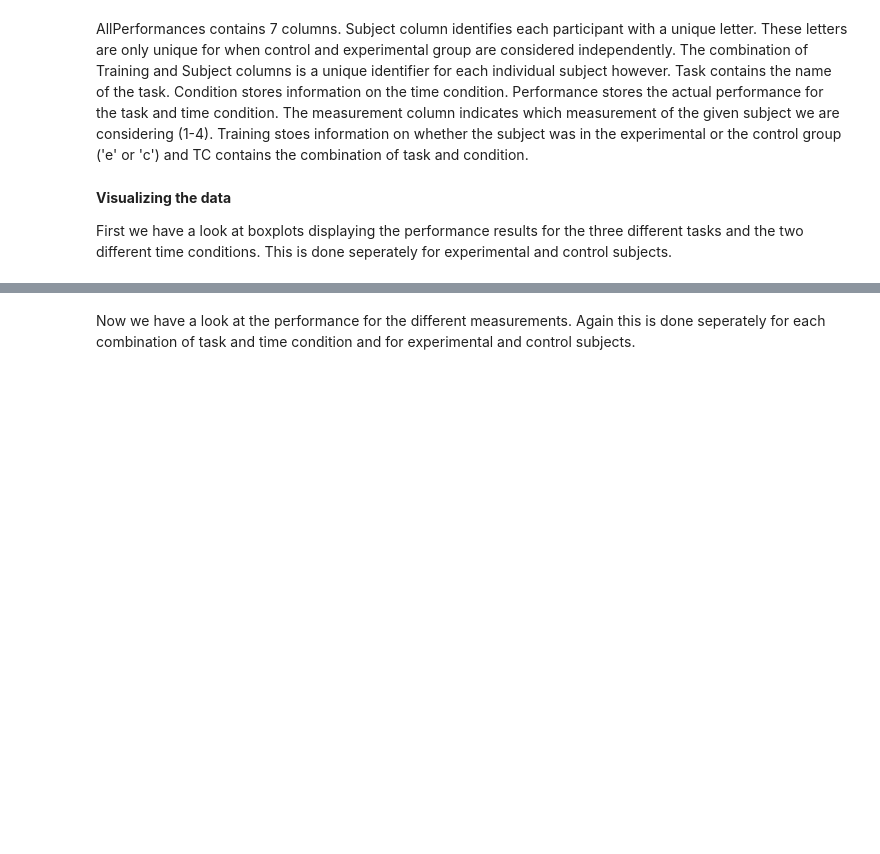
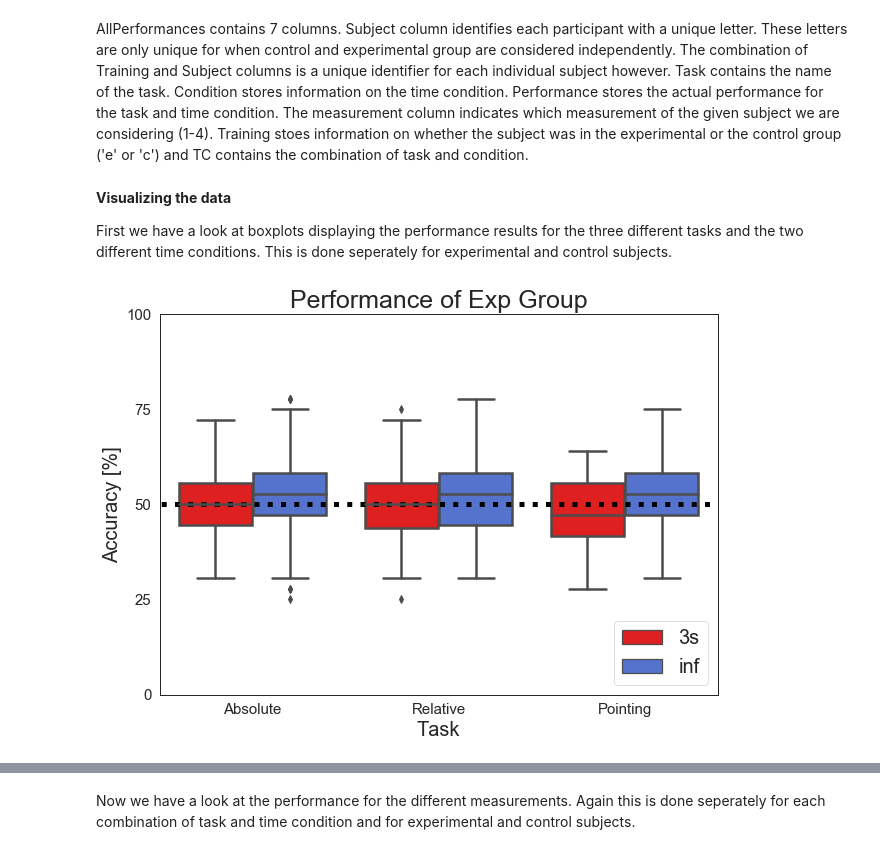
Before and after one commit to DorianDaimer/SAiVR-Analysis, a Jupyter notebook: SAiVR_Analysis.ipynb, the cells around one changed output, grey strips where cells are left out. Drawn from its saved outputs; the diff is of its cells as text; code cells hidden in the pictures; blank space fills up the shorter version.

```diff
--- a/SAiVR_Analysis.ipynb
+++ b/SAiVR_Analysis.ipynb
@@ -31,7 +27,9 @@ Set the correct path information for the google spreadsheet and the mat files to
 # define the path leading to the folder with the mat files
 taskPath = "C:/Users/mein/Desktop/Cognitive Science/Saivr/Data/TaskResults"
 # define the path to the xlsx file containing the spreadsheet of the lab
-calenderPath = "C:/Users/mein/Desktop/Cognitive Science/Saivr/Data/Seahaven_alingment_project.xlsx"
+calenderPath = "C:/Users/mein/Desktop/Cognitive Science/Saivr/Data/Seahaven_alignment_project.xlsx"
+# define the path for storing the plots
+PLOTS_PATH = "C:/Users/mein/Desktop/Cognitive Science/Saivr/Data/Cohort2/plots/"
 # %% [markdown]
 **Preprocessing**
 # %%
@@ -91,7 +117,7 @@ Use mat_to_py function and measures_df data frame to load the performance of all
 # %%
 conditions = ["Absolute - 3s ","Absolute - inf","Relative - 3s ","Relative - inf","Pointing 3s   ","Pointing - inf"]
 # get all vp_nums from measure_df data frame
-vp_nums = measure_df["Subject#"].astype(str).tolist()
+vp_nums = measure_df["Subject"].astype(str).tolist()
 AllResults = np.zeros((6,len(vp_nums),36))#AllResults[condition][subjectNum][Trial]
 for i,e in enumerate(vp_nums):
     try:
@@ -121,7 +157,7 @@ Use performance df and measure_df to create a new data frame containing all the
 The final data frame to work with is AllPerformances.
 # %%
 # merge performances and measure_df on vp_numbers
-df_all = performances.merge(measure_df, left_on="vp_number", right_on="Subject#").set_index("Subject#")
+df_all = performances.merge(measure_df, left_on="vp_number", right_on="Subject").set_index("Subject")
 #df_all.head()
 # %%
 # construct AllPerformances frame
@@ -130,7 +166,7 @@ CondList = ['3s','inf','3s','inf','3s','inf']
 AllPerformances = pd.DataFrame(columns=['Subject','Task','Condition','Performance', 'Measurement', 'Training'])
 for sj in list(df_all.index):
     for i,c in enumerate(conditions):
-        AllPerformances = AllPerformances.append({'Subject':df_all.loc[sj]["Repeated"],'Task':TaskList[i],'Condition':CondList[i],'Performance':df_all.loc[sj][c],'Measurement':df_all.loc[sj]["Measurement#"],'Training':df_all.loc[sj]['Training']}, ignore_index=True)
+        AllPerformances = AllPerformances.append({'Subject':df_all.loc[sj]["Repeated"],'Task':TaskList[i],'Condition':CondList[i],'Performance':df_all.loc[sj][c],'Measurement':df_all.loc[sj]["Measurement"],'Training':df_all.loc[sj]['Training']}, ignore_index=True)
 # %%
 # Add "TC" column as combination of Task and Condition for later plotting
 AllPerformances["TC"] = AllPerformances.Task + " - " + AllPerformances.Condition
@@ -147,21 +190,24 @@ First we have a look at boxplots displaying the performance results for the thre
 # %%
 #group tasks
 #color by time condition
 fig,ax = plt.subplots(figsize=(10,7))
 # add the chance level line
 plt.plot([-5,10],[0.5,0.5],':',color='black', linewidth=5)
 # create the boxplots
 sns.boxplot(data=AllPerformances_e,hue='Condition',x='Task',y='Performance', palette=["red", "royalblue"],linewidth=2.5)
 # set the aestethics
 ax.set_xticklabels(['Absolute','Relative','Pointing'],fontsize=15)
 ax.set_ylim((0,1))
 plt.legend(fontsize=20,loc=4)
-plt.title('Performance of exp. subjects in the tasks',fontsize=25)
-plt.ylabel('Performance (%)',fontsize=20)
+plt.title('Performance of Exp Group',fontsize=25)
+plt.ylabel('Accuracy [%]',fontsize=20)
 plt.yticks(np.linspace(0,1,5),np.linspace(0,100,5,dtype=int),fontsize=15)
 plt.xlabel("Task",fontsize=20);
 #plt.show()
 #plt.savefig('Results/TaskPerformancesGrouped.png', bbox_inches='tight')
+plt.savefig(PLOTS_PATH+'TaskPerformancesExp.png', quality=90)
+# %% [output]
+[figure, added]
 # %%
 #group tasks
 #color by time condition
```
Also changed, not shown: parts of 73 cells of this notebook, 5 other files.
